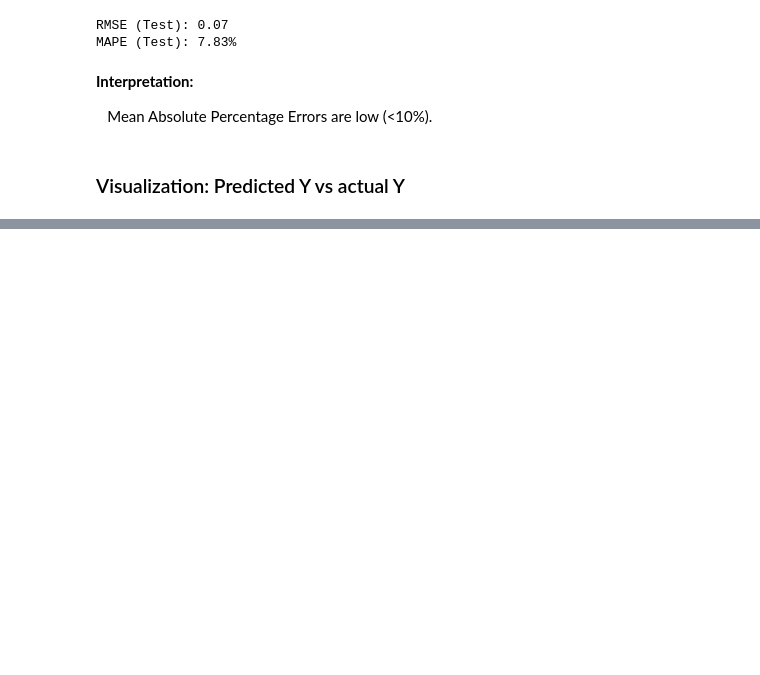
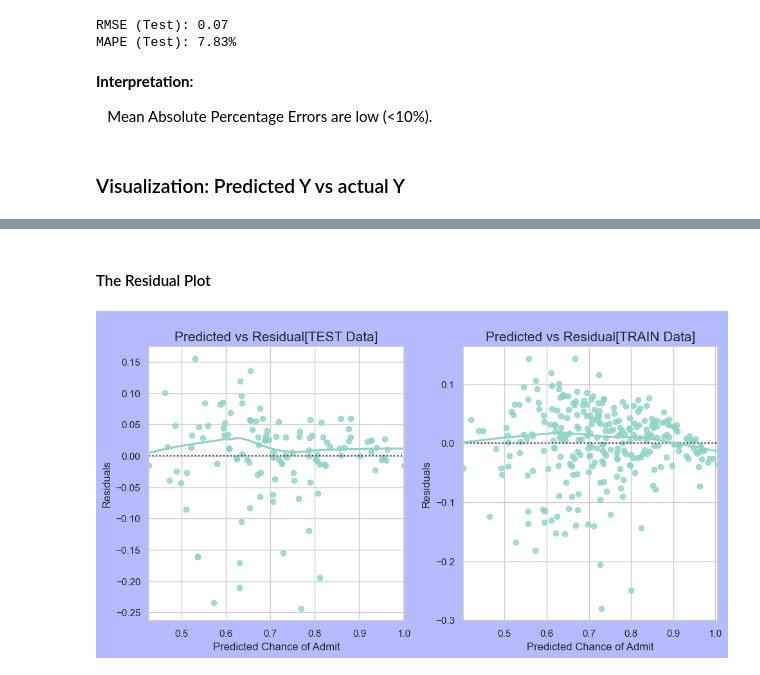
Before and after one commit to LCM-org/group6_advPython, a Jupyter notebook: multiple lr - admissions 20230215.ipynb, the cells around one changed output, grey strips where cells are left out. Drawn from its saved outputs; the diff is of its cells as text; code cells hidden in the pictures; blank space fills up the shorter version.

```diff
--- a/multiple lr - admissions 20230215.ipynb
+++ b/multiple lr - admissions 20230215.ipynb
@@ -577,0 +585,15 @@ plt.show()
+# %%
+# Compute the residual: Residual = Observed – Predicted
+y_test_residual = y_test - y_pred_test
+y_train_residual = y_train - y_pred_train
+
+# Create data frame containing data for test and train actual, predicted and residual result
+test_residual_df = pd.DataFrame()
+test_residual_df['actual'] = y_test
+test_residual_df['predicted'] = y_pred_test
+test_residual_df['residual'] = y_test_residual
+
+train_residual_df = pd.DataFrame()
+train_residual_df['actual'] = y_train
+train_residual_df['predicted'] = y_pred_train
+train_residual_df['residual'] = y_train_residual
@@ -577,0 +619,22 @@ plt.show()
+# %% [markdown]
+#### The Residual Plot
+# %%
+# The prediction made by the model is on the x-axis and the accuracy of the prediction is on the y-axis
+
+plt.figure(figsize = (10, 10))
+
+ax = plt.subplot(2, 2, 1)
+sns.residplot(x = y_pred_test, y = y_test_residual, lowess = True);
+plt.title(f"\nPredicted vs Residual[TEST Data]", fontsize = subplot_fontsize)
+plt.ylabel("Residuals")
+plt.xlabel("Predicted Chance of Admit")
+
+ax = plt.subplot(2, 2, 2)
+sns.residplot(x = y_pred_train, y = y_train_residual, lowess = True);
+plt.title(f"\nPredicted vs Residual[TRAIN Data]", fontsize = subplot_fontsize)
+plt.ylabel("Residuals")
+plt.xlabel("Predicted Chance of Admit")
+plt.tight_layout()
+plt.show()
+# %% [output]
+[figure, added]
```
Also changed, not shown: parts of 16 cells of this notebook.
